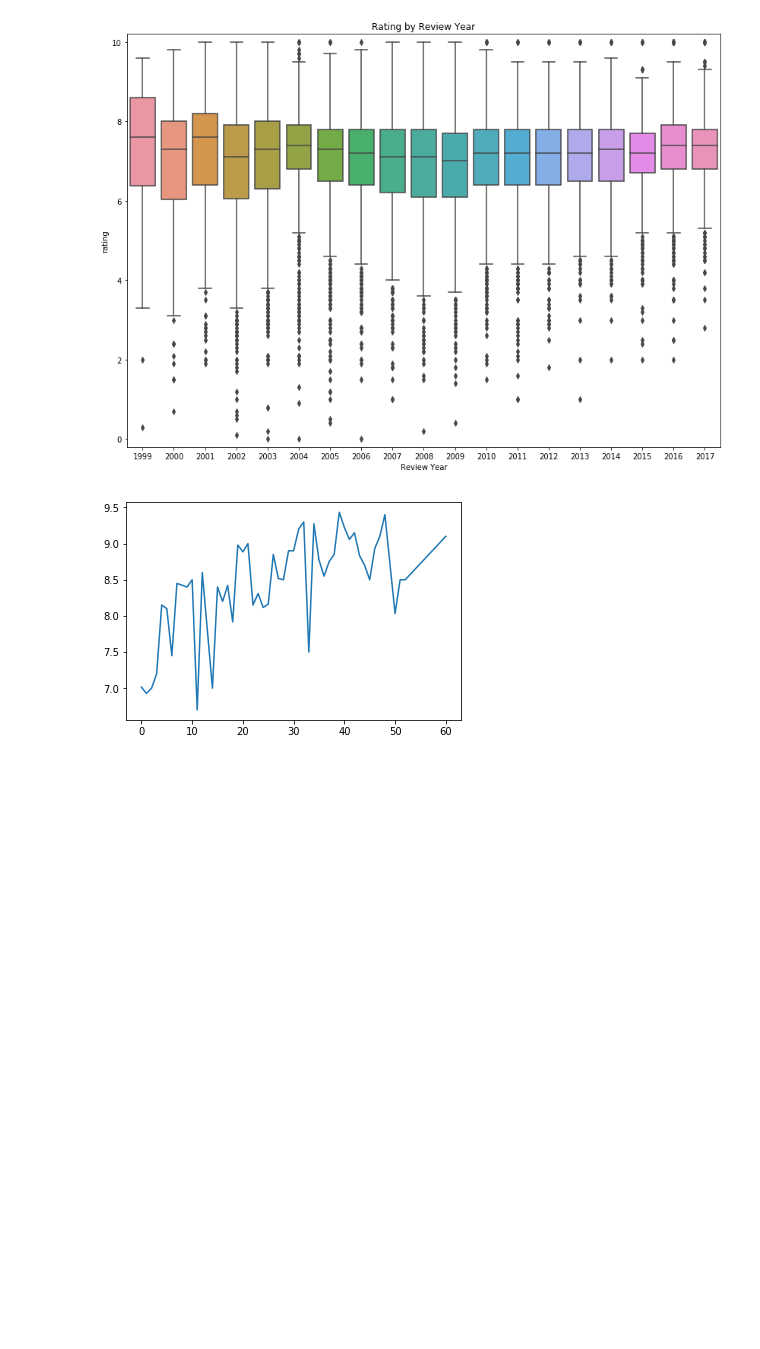
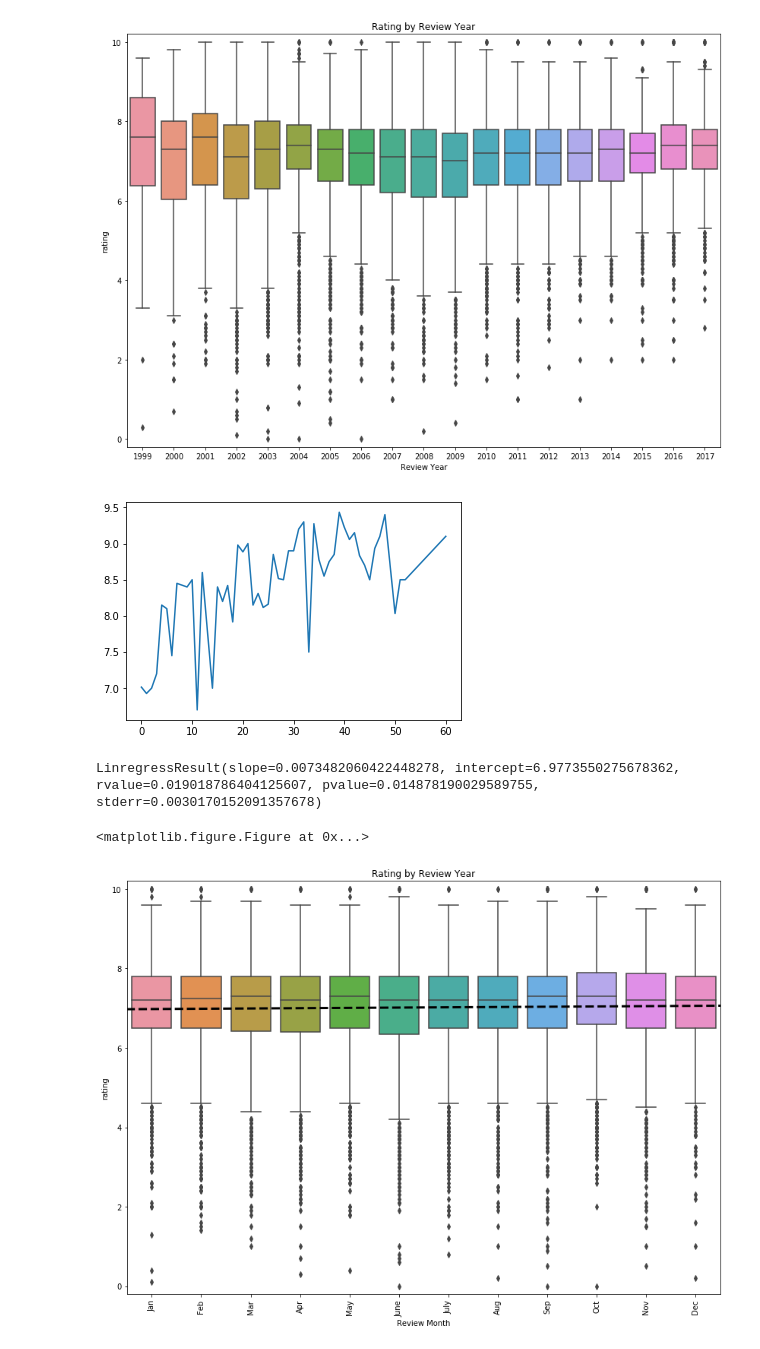
Before and after one commit to cfabian/pitchviews, a Jupyter notebook: numerical_analyses/time-analyses.ipynb, the cells around one changed output. Drawn from its saved outputs; the diff is of its cells as text; code cells hidden in the pictures; blank space fills up the shorter version.

Commit message:
added a few more plots

```diff
--- a/numerical_analyses/time-analyses.ipynb
+++ b/numerical_analyses/time-analyses.ipynb
@@ -114,3 +114,28 @@ plt.plot(yearDiff.keys(), yearDiff.values)
 plt.show()
 # %% [output]
 [figure]
+# %%
+plt.clf()
+plt.figure(figsize=(14, 10))
+
+sns.boxplot(x = 'publishMonth', y = 'rating',  data = df)
+
+# add regression
+reg = linregress(df.publishMonth, df.rating)
+print(reg)
+
+x = np.arange(-1, 13)
+y = reg.intercept + x*reg.slope
+plt.plot(x,y,'--', color ='black', linewidth = 3,
+    label = 'Regression, p = ' + str(round(reg.pvalue, 3)))
+
+plt.xlabel('Review Month')
+plt.title('Rating by Review Year')
+plt.ylim([-0.2, 10.2])
+labels = ['Jan', 'Feb', 'Mar', 'Apr', 'May', 'June', 'July', 'Aug', 'Sep', 'Oct', 'Nov', 'Dec']
+plt.xticks(np.arange(0, 12), labels, rotation='vertical')
+plt.show()
+# %% [output]
+LinregressResult(slope=0.0073482060422448278, intercept=6.9773550275678362, rvalue=0.019018786404125607, pvalue=0.014878190029589755, stderr=0.0030170152091357678)
+<matplotlib.figure.Figure at 0x...>
+[figure, added]
```
Also changed, not shown: parts of 6 cells of this notebook.
